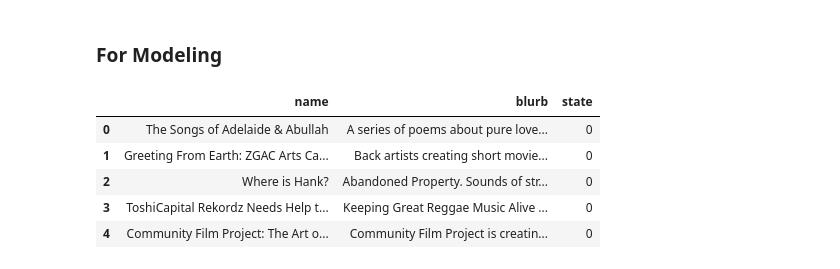
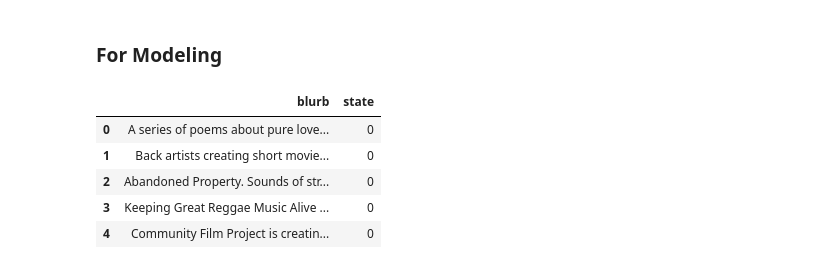
Before and after one commit to benkarlsberg/Ensemble-Deep-Learning-Model-Predict-Kickstarter-Success, a Jupyter notebook: EDA.ipynb, the cells around one changed output. Cells and saved outputs as stored; diff of their text form; code cells hidden in the pictures.

```diff
--- a/EDA.ipynb
+++ b/EDA.ipynb
@@ -522,3 +572,8 @@ df.describe()
 | 50% | 0.000000 | 13.000000 | 7.000000e+02 | 5.500000e+03 | 0.000000 | 1.000000 | 0.000000 | ... |
 | 75% | 1.000000 | 60.000000 | 4.301000e+03 | 1.550000e+04 | 3.000000 | 6.000000 | 1.000000 | ... |
 | max | 1.000000 | 219382.000000 | 2.033899e+07 | 1.663614e+08 | 393425.000000 | 412.000000 | 1.000000 | ... |
+# %%
+# column of pledge per backer
+
+df['pledge_per_backer'] = df['usd_pledged_real'] / df['backers']
+df = df.replace(np.inf, 0)
@@ -605,12 +758,12 @@ df.to_csv('data/model_df.csv')
 # %%
 #NLP Dataframe
 
-nlp = df[['name', 'blurb', 'state']];
+nlp = df[['blurb', 'state']];
 nlp.head()
 # %% [output]
-|  | name | blurb | state |
-| 0 | The Songs of Adelaide & Abullah | A series of poems about pure love... | 0 |
-| 1 | Greeting From Earth: ZGAC Arts Ca... | Back artists creating short movie... | 0 |
-| 2 | Where is Hank? | Abandoned Property. Sounds of str... | 0 |
-| 3 | ToshiCapital Rekordz Needs Help t... | Keeping Great Reggae Music Alive ... | 0 |
-| 4 | Community Film Project: The Art o... | Community Film Project is creatin... | 0 |
+|  | blurb | state |
+| 0 | A series of poems about pure love... | 0 |
+| 1 | Back artists creating short movie... | 0 |
+| 2 | Abandoned Property. Sounds of str... | 0 |
+| 3 | Keeping Great Reggae Music Alive ... | 0 |
+| 4 | Community Film Project is creatin... | 0 |
```
Also changed, not shown: parts of 22 cells of this notebook, 1 other file.
